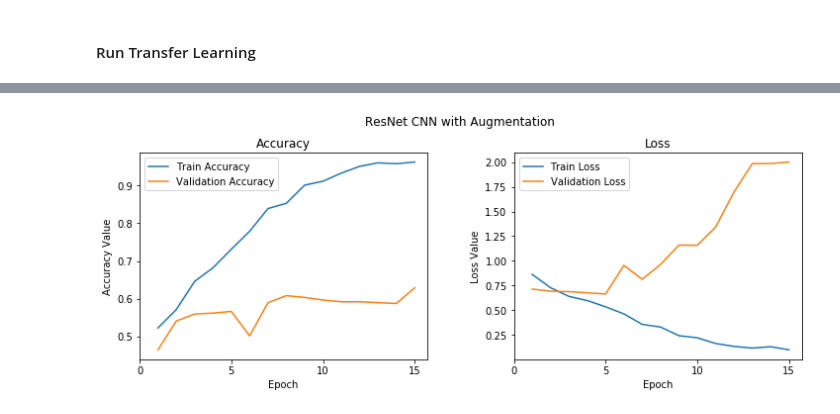
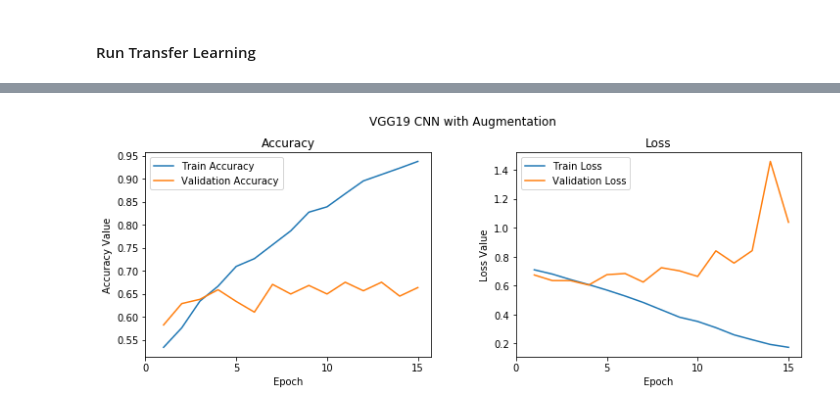
Before and after one commit to simonsoj90/Springboard_Work, a Jupyter notebook: CBIS Code/Multi-Model Classification.ipynb, the cells around one changed output, grey strips where cells are left out. Saved outputs shown, nothing was run; the diff lists cells and outputs as text; code cells hidden in the pictures.

Commit message:
Add testing and scoring to model classification

```diff
--- a/CBIS Code/Multi-Model Classification.ipynb
+++ b/CBIS Code/Multi-Model Classification.ipynb
@@ -405,14 +422,12 @@ models = {'VGG16': (vgg16_model, False), 'VGG16_augment': (vgg16_model, True),
 # run classifier
 
 # optimizer = optimizers.AdamOptimizer(lr=learning_rate) #optimizers.RMSprop(lr=1e-4)
-transfer_results = {}
-for model_name, tup in models.items():
-    train_layers = ['block5_conv1', 'block4_conv1']
-    in_model, augment = tup
-    out_model, history, f, (ax1, ax2), model_file_path = run_transfer_classification(in_model = in_model,
-                                                                                     model_name = model_name,
-                                                                                     train_imgs_scaled = train_imgs_scaled,
-                                                                                     input_imgs = train_imgs,
-                                                                                     train_layers = train_layers,
-                                                                                     augment = augment)
-    transfer_results[model_name] = (out_model, history, f, (ax1, ax2), model_file_path)
+# transfer_results = {}
+# for model_name, tup in models.items():
+#     in_model, augment, train_layers = tup
+#     out_model, history, f, (ax1, ax2), model_file_path = run_transfer_classification(in_model = in_model,
+#                                                                                      model_name = model_name,
+#                                                                                      train_imgs_scaled = train_imgs_scaled,
+#                                                                                      input_imgs = train_imgs,
+#                                                                                      train_layers = train_layers)
+#     transfer_results[model_name] = (out_model, history, f, (ax1, ax2), model_file_path)
@@ -441,8 +542,8 @@ ValueError: in user code:
 # %%
 start = time()
 
-in_model = resnet_model
-model_name = 'ResNet'
+in_model = vgg19_model
+model_name = 'VGG19'
 epochs = 15
 train_steps = 10
 val_steps = 5
@@ -452,7 +553,7 @@ validation_split = 0.2
 train_batch_size = 30
 val_batch_size = 20
 loss='binary_crossentropy'
-augment = False,
+augment = False
 model_path = '/Users/jacksimonson/Springboard_Work'
 output = in_model.layers[-1].output
 output = keras.layers.Flatten()(output)
@@ -461,7 +562,7 @@ _model.trainable = True
 
 set_trainable = False
 for layer in _model.layers:
-    if layer.name in ['conv5_block2_1_conv']:
+    if layer.name in train_layers:
         set_trainable = True
     if set_trainable:
         layer.trainable = True
@@ -492,14 +593,10 @@ history = model.fit(x=train_imgs_scaled, y=train_labels_enc,
                     epochs=epochs,
                     verbose=1)
 
-transfer_results[model_name] = (model, history)
-
 f, (ax1, ax2) = plt.subplots(1, 2, figsize=(12, 4))
 
-if augment:
-    t = f.suptitle('{} CNN with Augmentation'.format(model_name), fontsize=12)
-else:
-    t = f.suptitle('{} CNN'.format(model_name), fontsize=12)
+
+t = f.suptitle('{} CNN with Augmentation'.format(model_name), fontsize=12)
 
 f.subplots_adjust(top=0.85, wspace=0.3)
 
@@ -520,12 +617,12 @@ ax2.set_xlabel('Epoch')
 ax2.set_title('Loss')
 l2 = ax2.legend(loc="best")
 
-if augment:
-    model_file_path = f'{model_path}/{model_name}_transfer_with_augmentation_model.h5'
-    model.save(model_file_path)
-else:
-    model_file_path = f'{model_path}/{model_name}_transfer_model.h5'
-    model.save(model_file_path)
+
+model_file_path = f'{model_path}/{model_name}_transfer_model.h5'
+model.save(model_file_path)
+
+
+transfer_results[model_name] = (model, history, model_file_path)
 
 end = time()
 elapsed = (end-start)/60
@@ -552,4 +649,4 @@ ResNet train time is 48.493822 minutes.
-[figure, old version]
+[figure, new version]
 # %%
 start = time()
 
```
Also changed, not shown: parts of 18 cells of this notebook.
